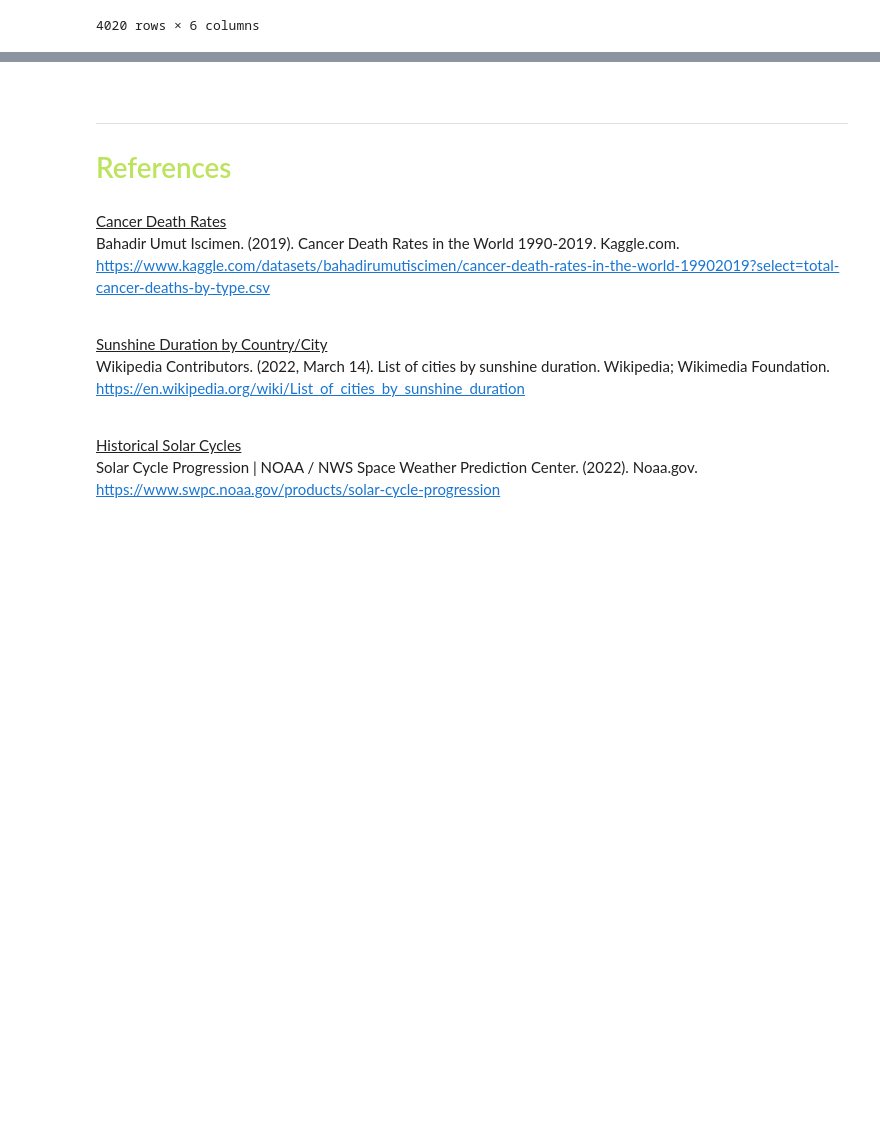
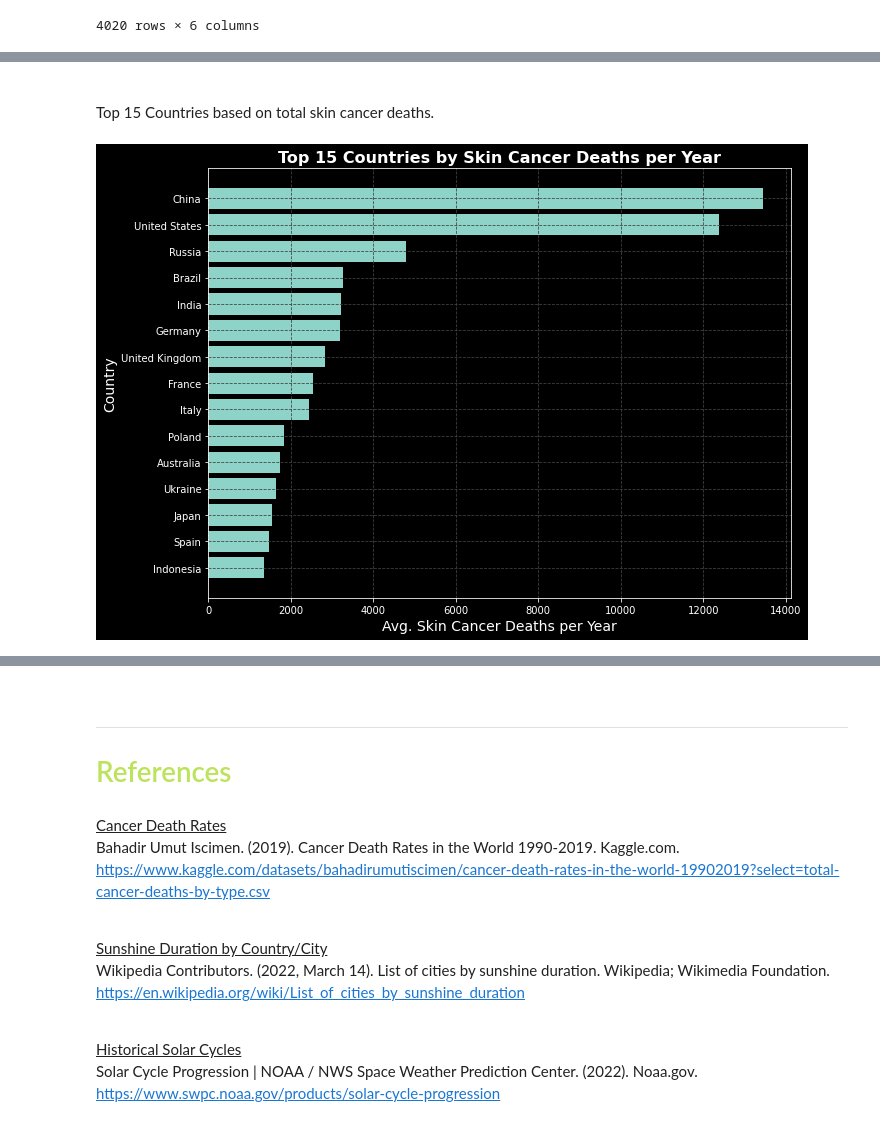
Before and after one commit to Hakuna-Patata/BU_MSDS_PTW, a Jupyter notebook: DSC 540 - Data Preparation/Project.ipynb, the cells around one changed output, grey strips where cells are left out. Drawn from its saved outputs; the diff is of its cells as text; code cells hidden in the pictures; blank space fills up the shorter version.

```diff
--- a/DSC 540 - Data Preparation/Project.ipynb
+++ b/DSC 540 - Data Preparation/Project.ipynb
@@ -839,0 +901,17 @@ final_df
+# %% [markdown]
+<br>
+
+Top 15 Countries based on total skin cancer deaths.
+# %%
+plot_data = final_df[['COUNTRY_ENTITY','SKIN_CANCER_DEATHS']].groupby('COUNTRY_ENTITY').mean().sort_values(by='SKIN_CANCER_DEATHS', ascending=False).head(15)
+
+plt.figure(figsize=(10, 7))
+ax = plt.gca()  # create axis object for plot
+plt.barh(plot_data.index.values, width=plot_data['SKIN_CANCER_DEATHS'])
+ax.invert_yaxis()
+plt.ylabel('Country')
+plt.xlabel('Avg. Skin Cancer Deaths per Year')
+plt.title('Top 15 Countries by Skin Cancer Deaths per Year')
+plt.show()
+# %% [output]
+[figure, added]
```
Also changed, not shown: parts of 10 cells of this notebook, 1 other file.
